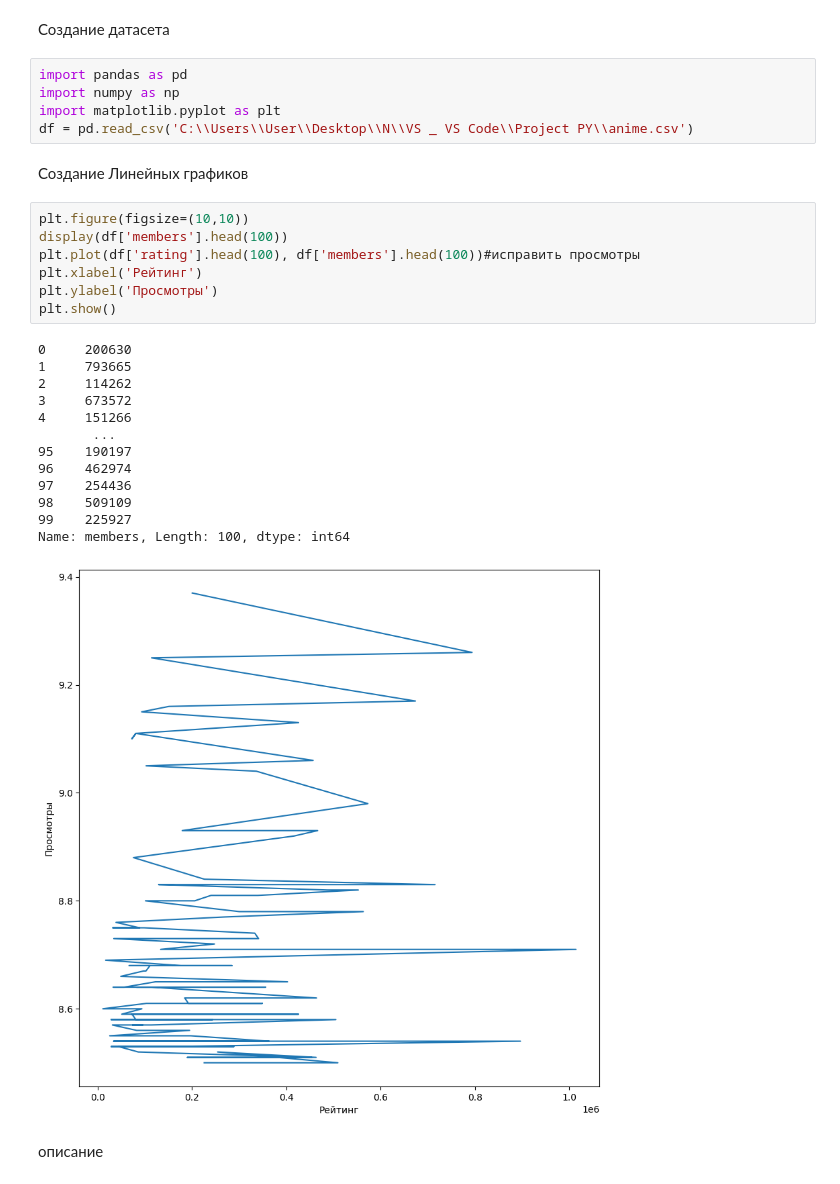
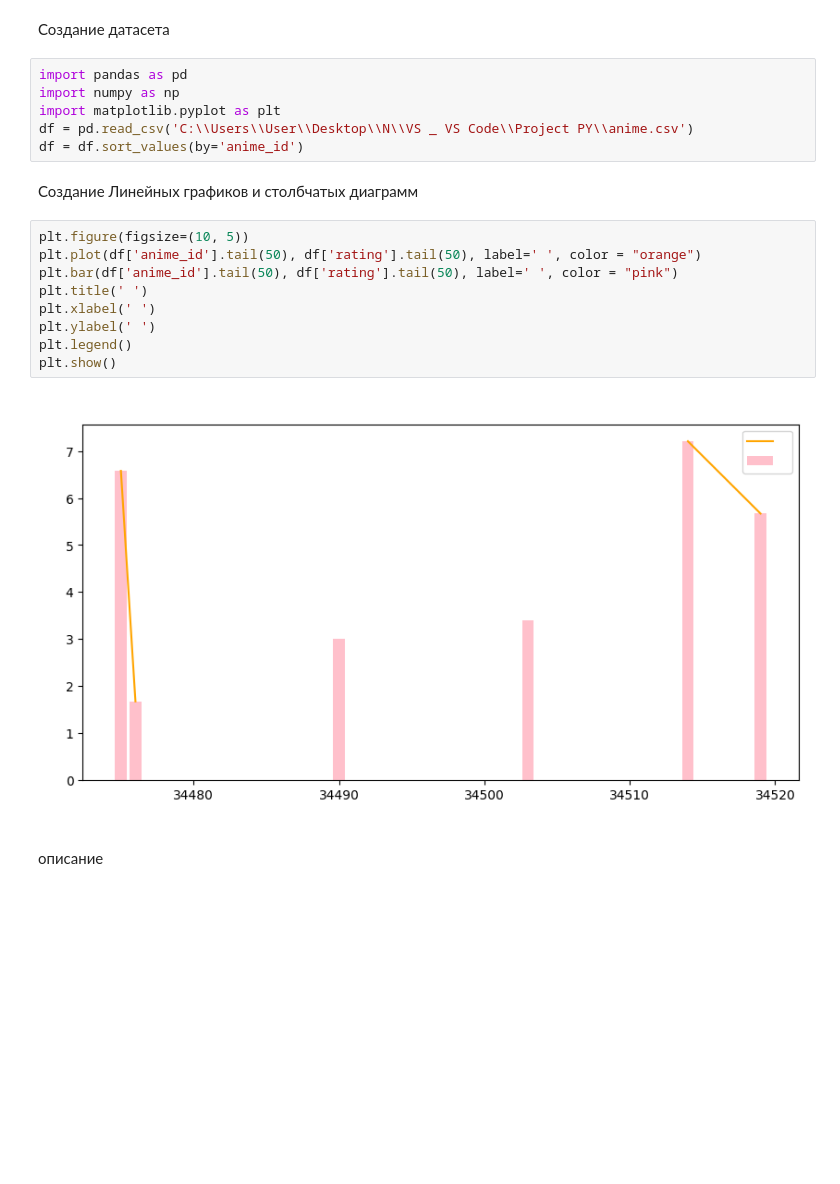
Before and after one commit to GRL7559/Project-PY, a Jupyter notebook: Practics/Graphics.ipynb, the cells around one changed output. Drawn from its saved outputs; the diff is of its cells as text; blank space fills up the shorter version.

```diff
--- a/Practics/Graphics.ipynb
+++ b/Practics/Graphics.ipynb
@@ -9,28 +9,19 @@ import pandas as pd
 import numpy as np
 import matplotlib.pyplot as plt
 df = pd.read_csv('C:\\Users\\User\\Desktop\\N\\VS _ VS Code\\Project PY\\anime.csv')
+df = df.sort_values(by='anime_id')
 # %% [markdown]
-Создание Линейных графиков
+Создание Линейных графиков и столбчатых диаграмм
-# %%
-plt.figure(figsize=(10,10))
-display(df['members'].head(100))
-plt.plot(df['rating'].head(100), df['members'].head(100))#исправить просмотры
-plt.xlabel('Рейтинг')
-plt.ylabel('Просмотры')
-plt.show()
-# %% [output]
-0     200630
-1     793665
-2     114262
-3     673572
-4     151266
-       ...
-95    190197
-96    462974
-97    254436
-98    509109
-99    225927
-Name: members, Length: 100, dtype: int64
-[figure, removed]
+# %%
+plt.figure(figsize=(10, 5))
+plt.plot(df['anime_id'].tail(50), df['rating'].tail(50), label=' ', color = "orange")
+plt.bar(df['anime_id'].tail(50), df['rating'].tail(50), label=' ', color = "pink")
+plt.title(' ')
+plt.xlabel(' ')
+plt.ylabel(' ')
+plt.legend()
+plt.show()
+# %% [output]
+[figure, added]
 # %% [markdown]
 описание
```
Also changed, not shown: parts of 24 cells of this notebook.
